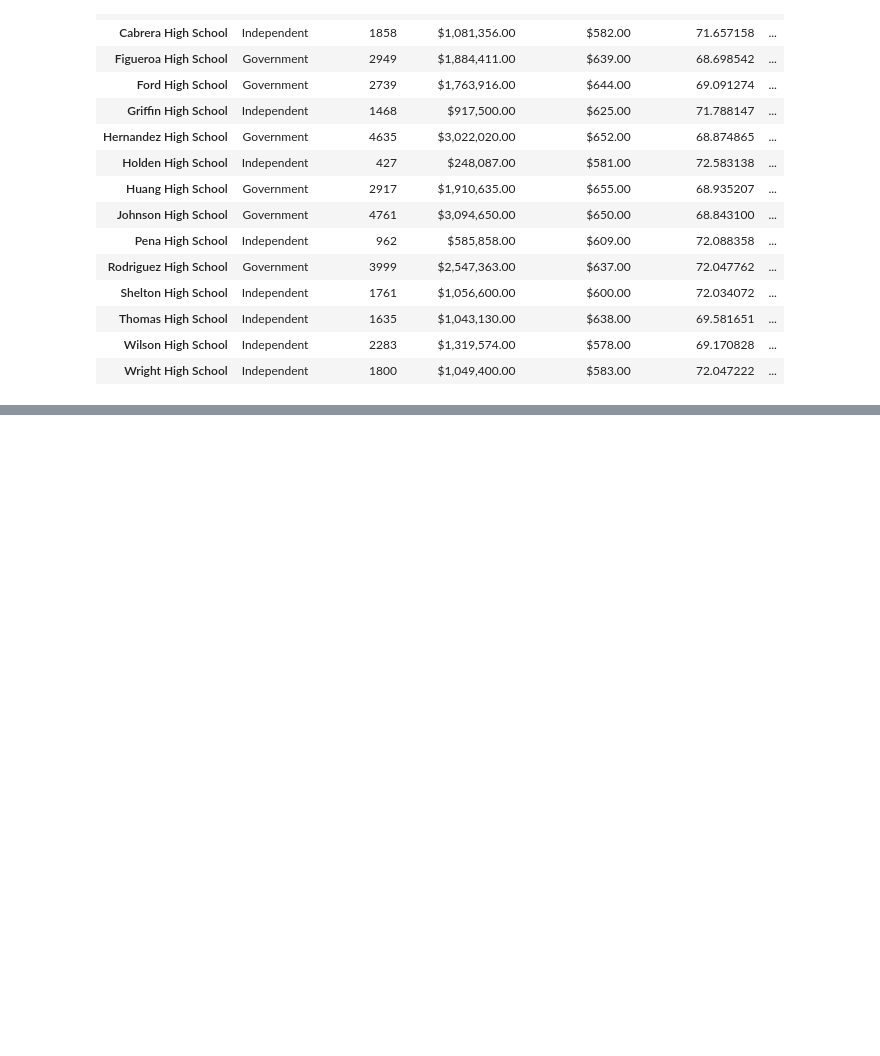
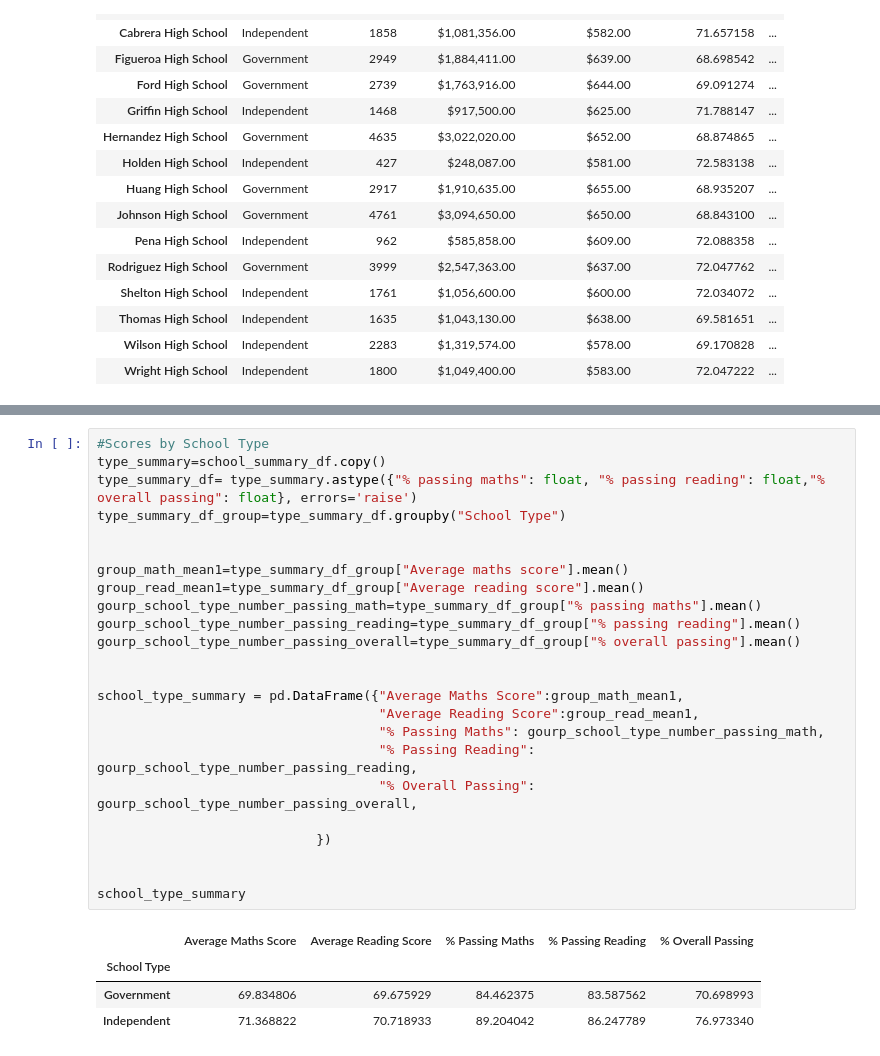
Before and after one commit to al0000001/pandas-challenge, a Jupyter notebook: PyCitySchools/PyCitySchools_starter_solutions.ipynb, the cells around one changed output, grey strips where cells are left out. Drawn from its saved outputs; the diff is of its cells as text; blank space fills up the shorter version.

```diff
--- a/PyCitySchools/PyCitySchools_starter_solutions.ipynb
+++ b/PyCitySchools/PyCitySchools_starter_solutions.ipynb
@@ -311,0 +363,29 @@ school_type_summary
+# %%
+#Scores by School Type
+type_summary=school_summary_df.copy()
+type_summary_df= type_summary.astype({"% passing maths": float, "% passing reading": float,"% overall passing": float}, errors='raise')
+type_summary_df_group=type_summary_df.groupby("School Type")
+
+
+group_math_mean1=type_summary_df_group["Average maths score"].mean()
+group_read_mean1=type_summary_df_group["Average reading score"].mean()
+gourp_school_type_number_passing_math=type_summary_df_group["% passing maths"].mean()
+gourp_school_type_number_passing_reading=type_summary_df_group["% passing reading"].mean()
+gourp_school_type_number_passing_overall=type_summary_df_group["% overall passing"].mean()
+
+
+school_type_summary = pd.DataFrame({"Average Maths Score":group_math_mean1,
+                                    "Average Reading Score":group_read_mean1,
+                                    "% Passing Maths": gourp_school_type_number_passing_math,
+                                    "% Passing Reading": gourp_school_type_number_passing_reading,
+                                    "% Overall Passing": gourp_school_type_number_passing_overall,
+
+                            })
+
+
+school_type_summary
+# %% [output]
+|  | Average Maths Score | Average Reading Score | % Passing Maths | % Passing Reading | % Overall Passing |
+| School Type |  |  |  |  |  |
+| Government | 69.834806 | 69.675929 | 84.462375 | 83.587562 | 70.698993 |
+| Independent | 71.368822 | 70.718933 | 89.204042 | 86.247789 | 76.973340 |
```
Also changed, not shown: parts of 9 cells of this notebook.
